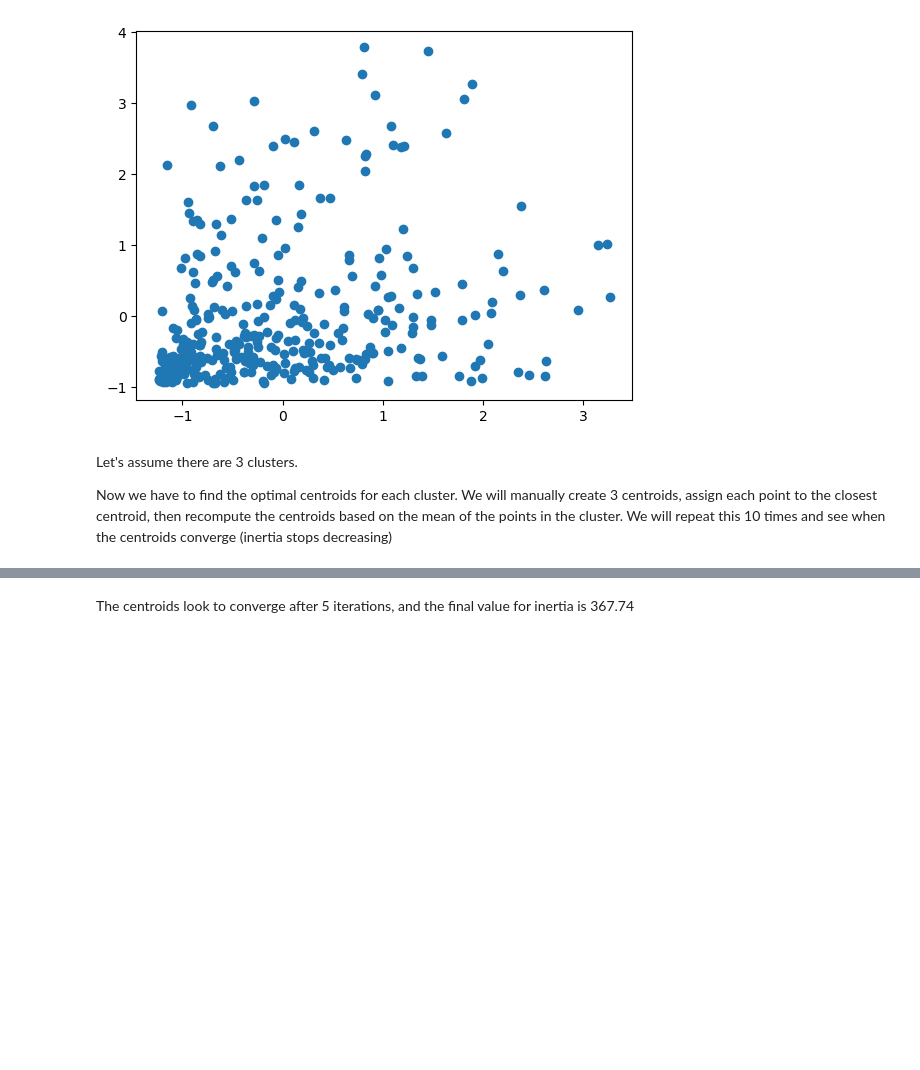
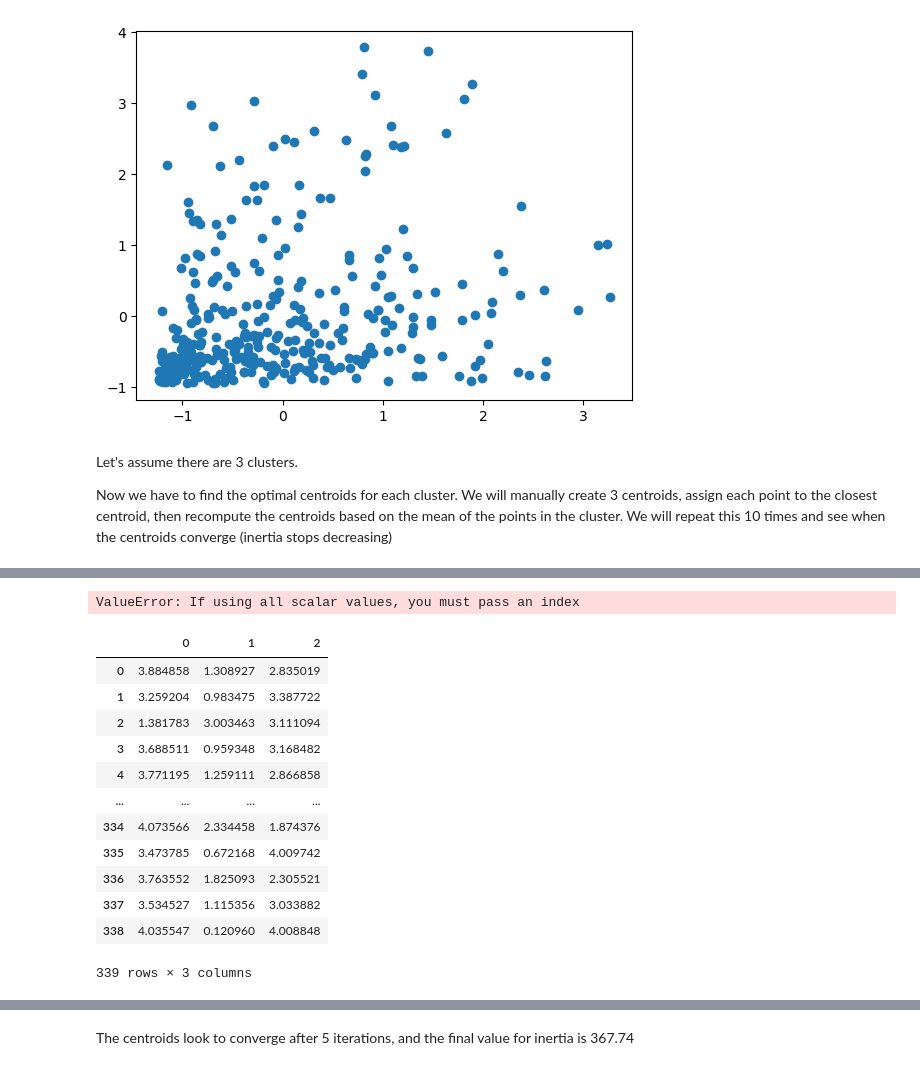
Before and after one commit to SamTheDataGuy/ml-project-unsupervised-learning, a Jupyter notebook: Unsupervised Learning - Project.ipynb, the cells around one changed output, grey strips where cells are left out. Drawn from its saved outputs; the diff is of its cells as text; code cells hidden in the pictures; blank space fills up the shorter version.

```diff
--- a/Unsupervised Learning - Project.ipynb
+++ b/Unsupervised Learning - Project.ipynb
@@ -222,0 +232,4 @@ Now we have to find the optimal centroids for each cluster. We will manually cre
+# %%
+centroids = pd.DataFrame([[0,3],[-1,-1],[3,0]],columns=['Fresh','Frozen'])
+
+centroids.T[0]
@@ -223,3 +271,25 @@ Now we have to find the optimal centroids for each cluster. We will manually cre
+# %%
+#distances =
+centroids.T.apply(lambda x: print(((df_kmeans-x)**2).head()))#np.sqrt((df_kmeans - x)**2).sum(axis=1))  # euclidian distances of every point to each cluster
+#distances
+# %% [output]
+ValueError: If using all scalar values, you must pass an index
+# %%
+centroids.T.apply(lambda x: np.sqrt(((df_kmeans - x)**2).sum(axis=1)))
+# %% [output]
+|  | 0 | 1 | 2 |
+| 0 | 3.884858 | 1.308927 | 2.835019 |
+| 1 | 3.259204 | 0.983475 | 3.387722 |
+| 2 | 1.381783 | 3.003463 | 3.111094 |
+| 3 | 3.688511 | 0.959348 | 3.168482 |
+| 4 | 3.771195 | 1.259111 | 2.866858 |
+| ... | ... | ... | ... |
+| 334 | 4.073566 | 2.334458 | 1.874376 |
+| 335 | 3.473785 | 0.672168 | 4.009742 |
+| 336 | 3.763552 | 1.825093 | 2.305521 |
+| 337 | 3.534527 | 1.115356 | 3.033882 |
+| 338 | 4.035547 | 0.120960 | 4.008848 |
+339 rows × 3 columns
 # %%
 df_kmeans = df_scaled[['Fresh','Frozen']]
 
```
Also changed, not shown: parts of 16 cells of this notebook.
